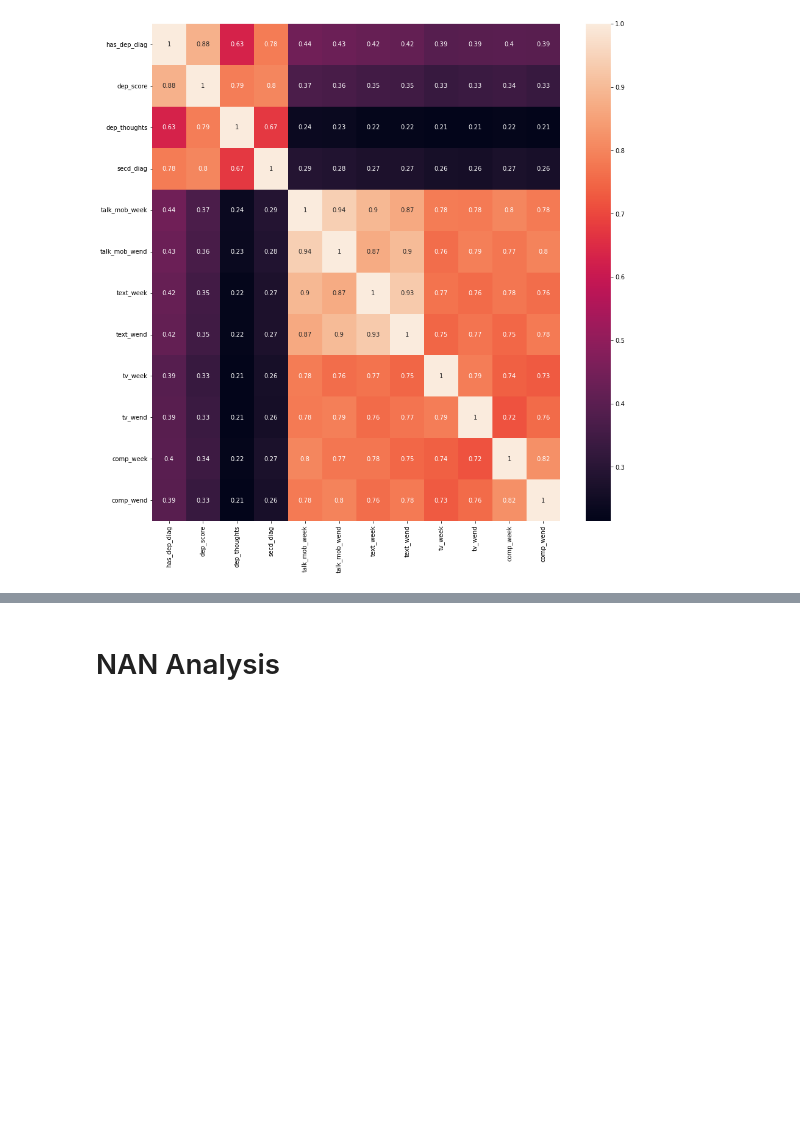
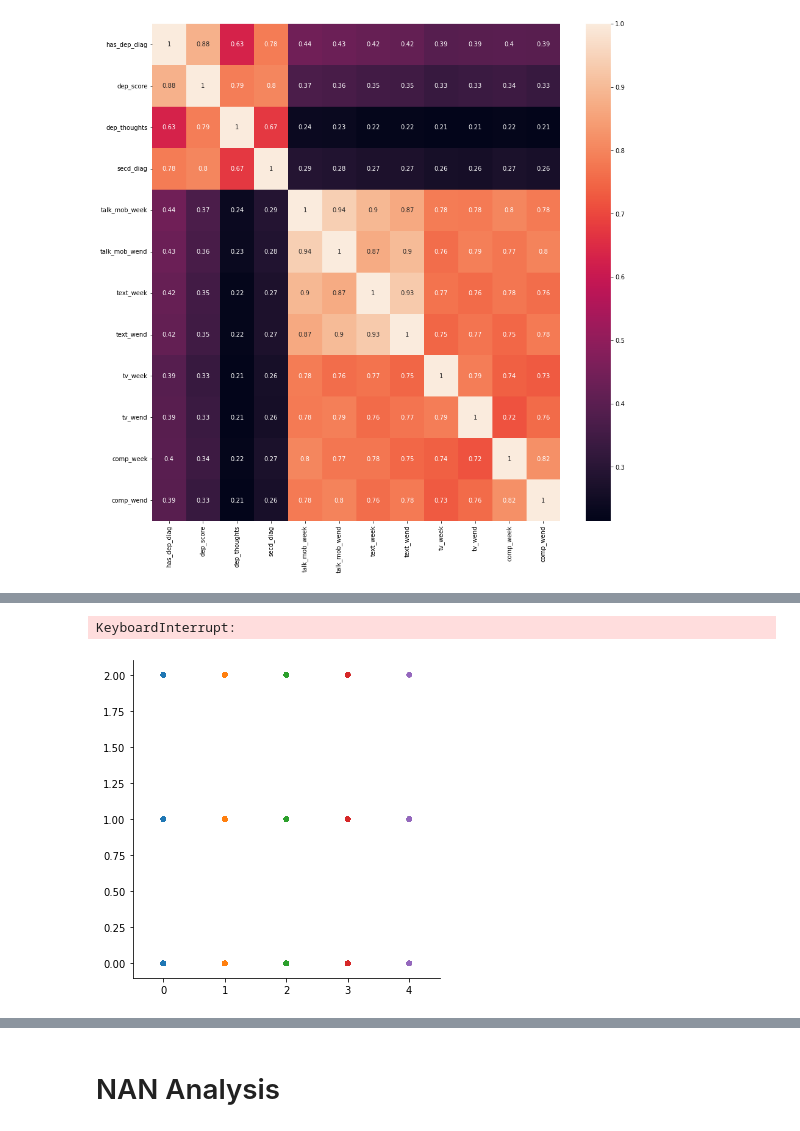
Before and after one commit to phillipSloan/applied-data-science, a Jupyter notebook: personal-notebooks/data-exploration-isabella.ipynb, the cells around one changed output, grey strips where cells are left out. Drawn from its saved outputs; the diff is of its cells as text; code cells hidden in the pictures; blank space fills up the shorter version.

```diff
--- a/personal-notebooks/data-exploration-isabella.ipynb
+++ b/personal-notebooks/data-exploration-isabella.ipynb
@@ -430,0 +414,5 @@ sns.heatmap(corr_matrix, annot=True)
+# %%
+sns.catplot(x="tv_week", y="has_dep_diag", kind="swarm", data=df)
+# %% [output]
+KeyboardInterrupt:
+[figure, added]
```
Also changed, not shown: parts of 11 cells of this notebook.
